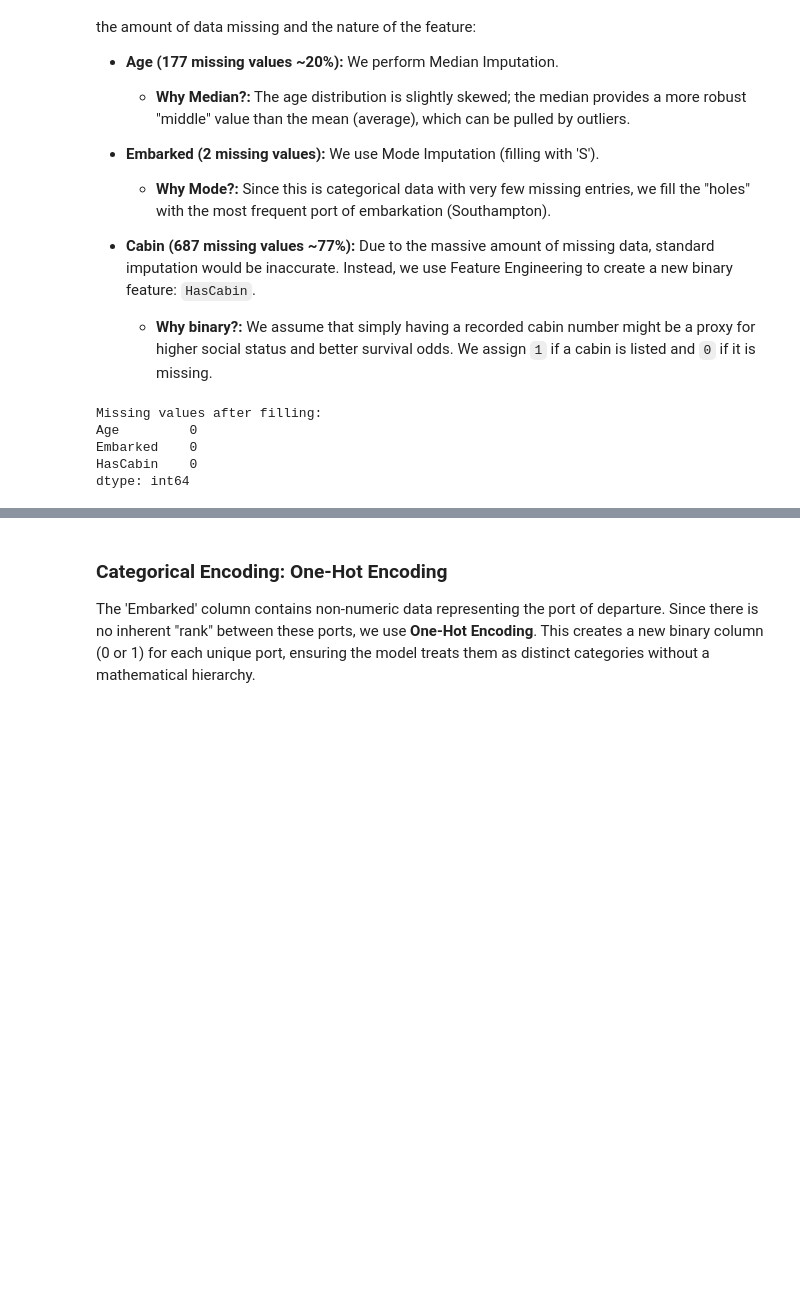
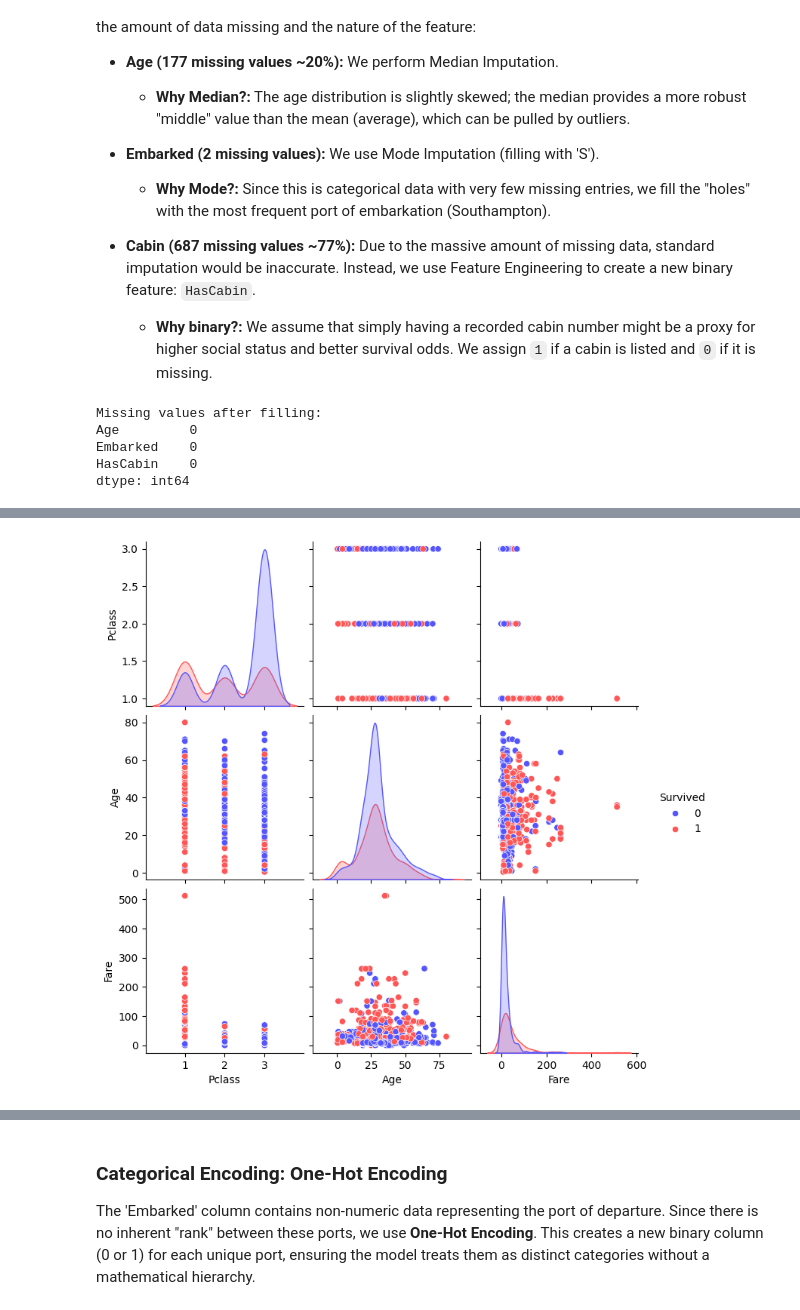
Before and after one commit to samwaseee/Machine-Learning, a Jupyter notebook: notebooks/titanic_exploration_and_cleaning.ipynb, the cells around one changed output, grey strips where cells are left out. Cells and saved outputs as stored; diff of their text form; code cells hidden in the pictures; blank space fills up the shorter version.

```diff
--- a/notebooks/titanic_exploration_and_cleaning.ipynb
+++ b/notebooks/titanic_exploration_and_cleaning.ipynb
@@ -133,0 +271,7 @@ dtype: int64
+# %%
+# A pairplot allows us to see distributions and scatter relations at once
+# We use 'hue' to color the points by survival status
+sns.pairplot(df[['Survived', 'Pclass', 'Age', 'Fare']], hue='Survived', palette='seismic')
+plt.show()
+# %% [output]
+[figure, added]
```
Also changed, not shown: parts of 37 cells of this notebook.
